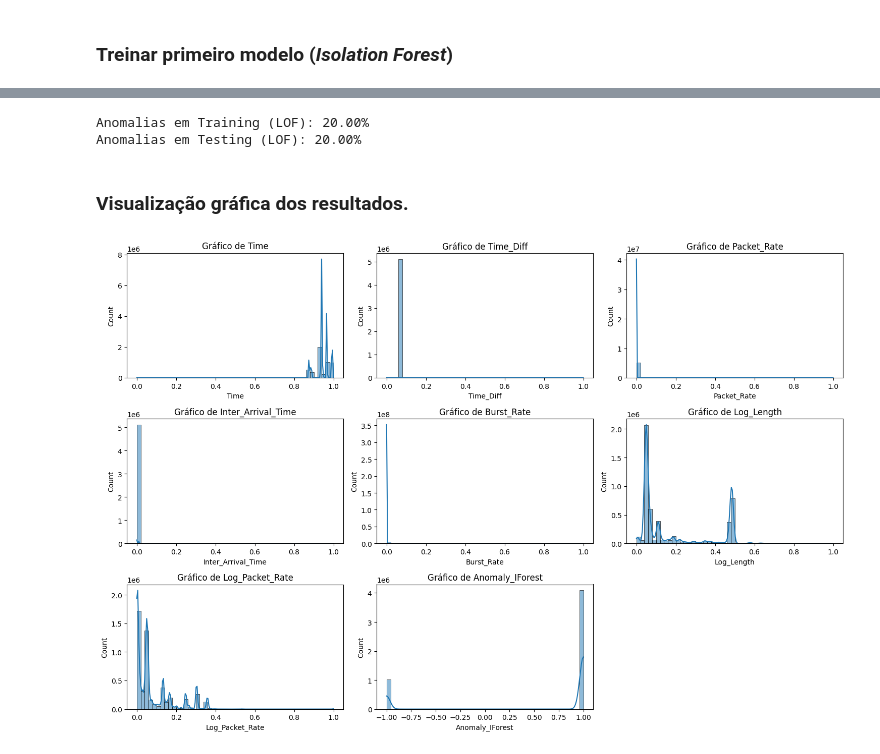
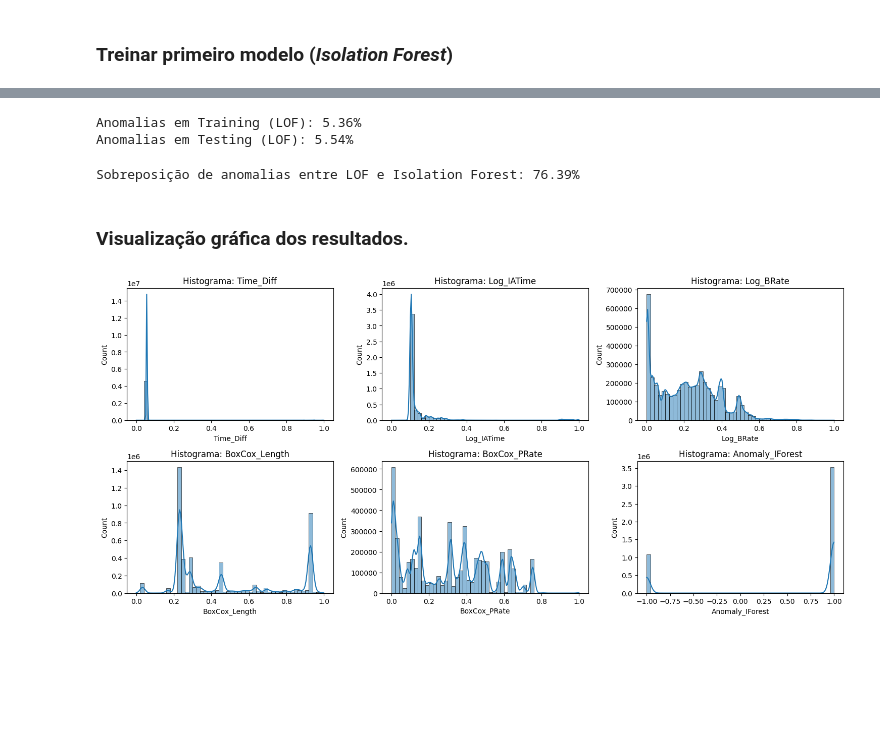
Before and after one commit to A1exSimoes/_Botnet_AD.2025, a Jupyter notebook: ISCX_Botnets_Test.ipynb, the cells around one changed output, grey strips where cells are left out. Cells and saved outputs as stored; diff of their text form; code cells hidden in the pictures; blank space fills up the shorter version.

Commit message:
Update ISCX_Botnets_Test.ipynb
Notebook com alterações feitas nas features e nos hiperparametros dos modelos.

```diff
--- a/ISCX_Botnets_Test.ipynb
+++ b/ISCX_Botnets_Test.ipynb
@@ -208,6 +251,6 @@ df_test["Log_Packet_Rate"] = np.log1p(df_test["Packet_Rate"])
 # %%
 # Escalonamento
-features = ["Time", "Time_Diff", "Packet_Rate", "Inter_Arrival_Time", "Burst_Rate", "Log_Length", "Log_Packet_Rate"]
+features = ["Time_Diff", "Log_IATime", "Log_BRate", "BoxCox_Length", "BoxCox_PRate"]
 scaler = MinMaxScaler()
 scaler.fit(df_train[features])
 df_train_scaled = pd.DataFrame(scaler.transform(df_train[features]), columns=features)
@@ -227,12 +271,12 @@ df_test_scaled = df_test_scaled.astype("float32")
 # %% [markdown]
 ### Treinar primeiro modelo (*Isolation Forest*)
 # %%
-# Isolation Forest
+# Isolation Forest (IForest)
 iso_forest = IsolationForest(
     n_estimators=500,
-    contamination=0.2,
-    #max_samples=0.5, -> train (20%), test (100%)
-    random_state=45,
+    contamination="auto",
+    #max_samples=0.5, -> overfitting
+    random_state=45, # melhor valor até agora
     verbose=1)
 
 iso_forest.fit(df_train_scaled)
@@ -258,17 +329,11 @@ Anomalias em Testing (IForest): 54.33%
 # %%
-'''
-Devido ao hiperparametro n_neighbors, quanto maior o valor da vizinhança,
-maior o consumo de memória. Este consumo pode crescer rapidamente, ainda mais
-com o uso de muitos dados, então usamos apenas uma amostra dos dados,
-para treinar o algoritmo e não usar tanto poder computacional.
-'''
-
-batch_size = 70_000
+# Local Outlier Factor (LOF)
+batch_size = 200_000
 
 lof = LocalOutlierFactor(
-    n_neighbors=100, # 50 e 100 deu aviso de duplicados, mas não havia a iteração acima. 150 é demasiado.
-    contamination=0.2,
-    metric="chebyshev", # metricas: euclidean- default, chebyshev - network logs, manhattan - packet-based data
+    n_neighbors=100,
+    contamination="auto",
+    metric="manhattan",
     novelty=False,
     n_jobs=-1) # processamento em paralelo
 
@@ -283,23 +348,30 @@ df_train_scaled['Anomaly_LOF'] = lof_predict(df_train_scaled, batch_size)
 df_test_scaled['Anomaly_LOF'] = lof_predict(df_test_scaled, batch_size)
 
 print(f"Anomalias em Training (LOF): {(df_train_scaled['Anomaly_LOF'] == -1).sum() / len(df_train_scaled)*100:.2f}%")
-print(f"Anomalias em Testing (LOF): {(df_test_scaled['Anomaly_LOF'] == -1).sum() /len(df_test_scaled)*100:.2f}%")
+print(f"Anomalias em Testing (LOF): {(df_test_scaled['Anomaly_LOF'] == -1).sum() / len(df_test_scaled)*100:.2f}%")
 # %% [output]
-Anomalias em Training (LOF): 20.00%
-Anomalias em Testing (LOF): 20.00%
+Anomalias em Training (LOF): 5.36%
+Anomalias em Testing (LOF): 5.54%
+# %%
+# Sobreposição entre modelos
+
+overlap = (df_train_scaled["Anomaly_LOF"] == df_train_scaled["Anomaly_IForest"]).mean()
+print(f"Sobreposição de anomalias entre LOF e Isolation Forest: {overlap:.2%}")
+# %% [output]
+Sobreposição de anomalias entre LOF e Isolation Forest: 76.39%
 # %% [markdown]
 ### Visualização gráfica dos resultados.
 # %%
 # Histograma de distribuição de features
 features = df_train_scaled.columns[:-1]  # Exclui rótulos de anomalias
 plt.figure(figsize=(15, 10))
 for i, feature in enumerate(features):
     plt.subplot(3, 3, i + 1)
     sns.histplot(df_train_scaled[feature], bins=50, kde=True)
-    plt.title(f"Gráfico de {feature}")
+    plt.title(f"Histograma: {feature}")
 plt.tight_layout()
 plt.show()
 # %% [output]
-[figure, old version]
+[figure, new version]
 # %%
 # Mapa de correlação
```
Also changed, not shown: parts of 11 cells of this notebook.
